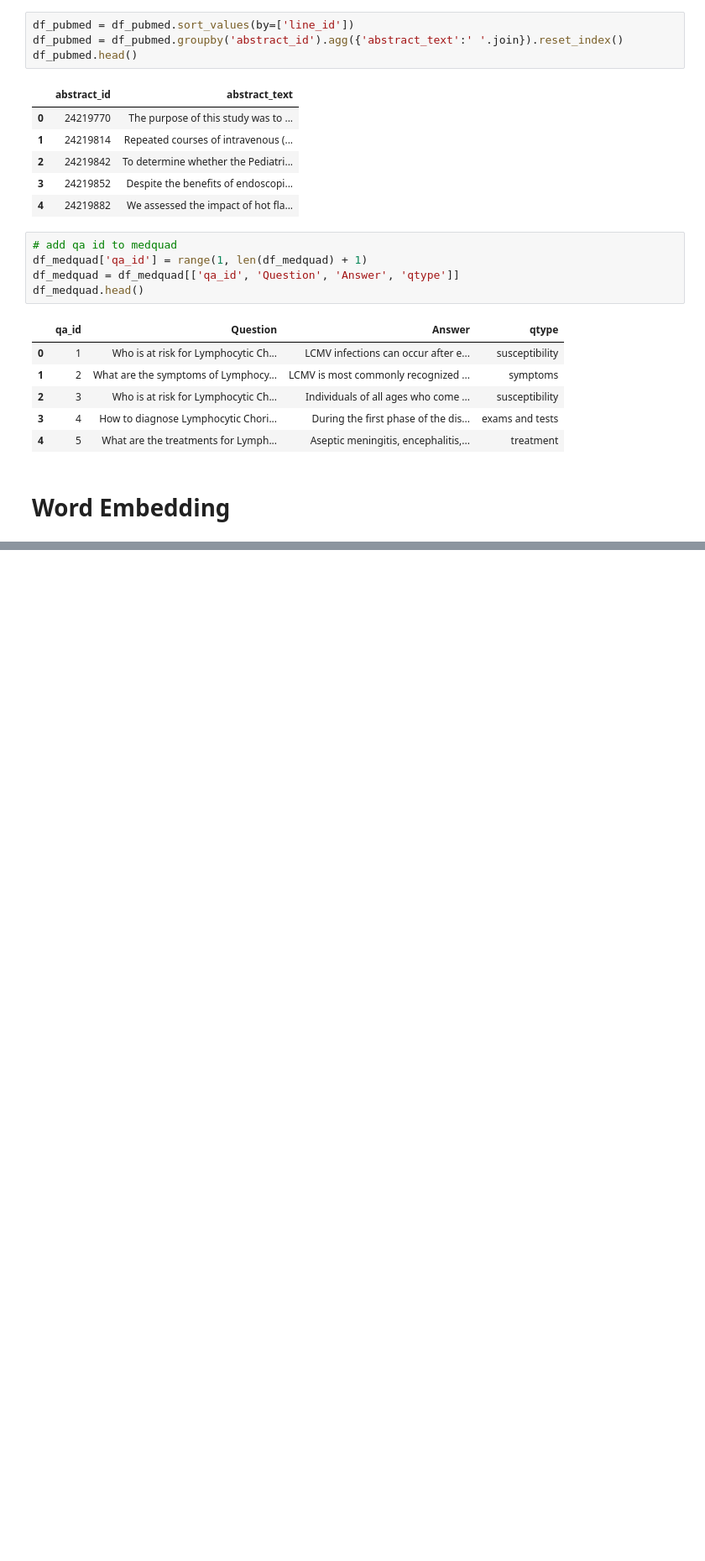
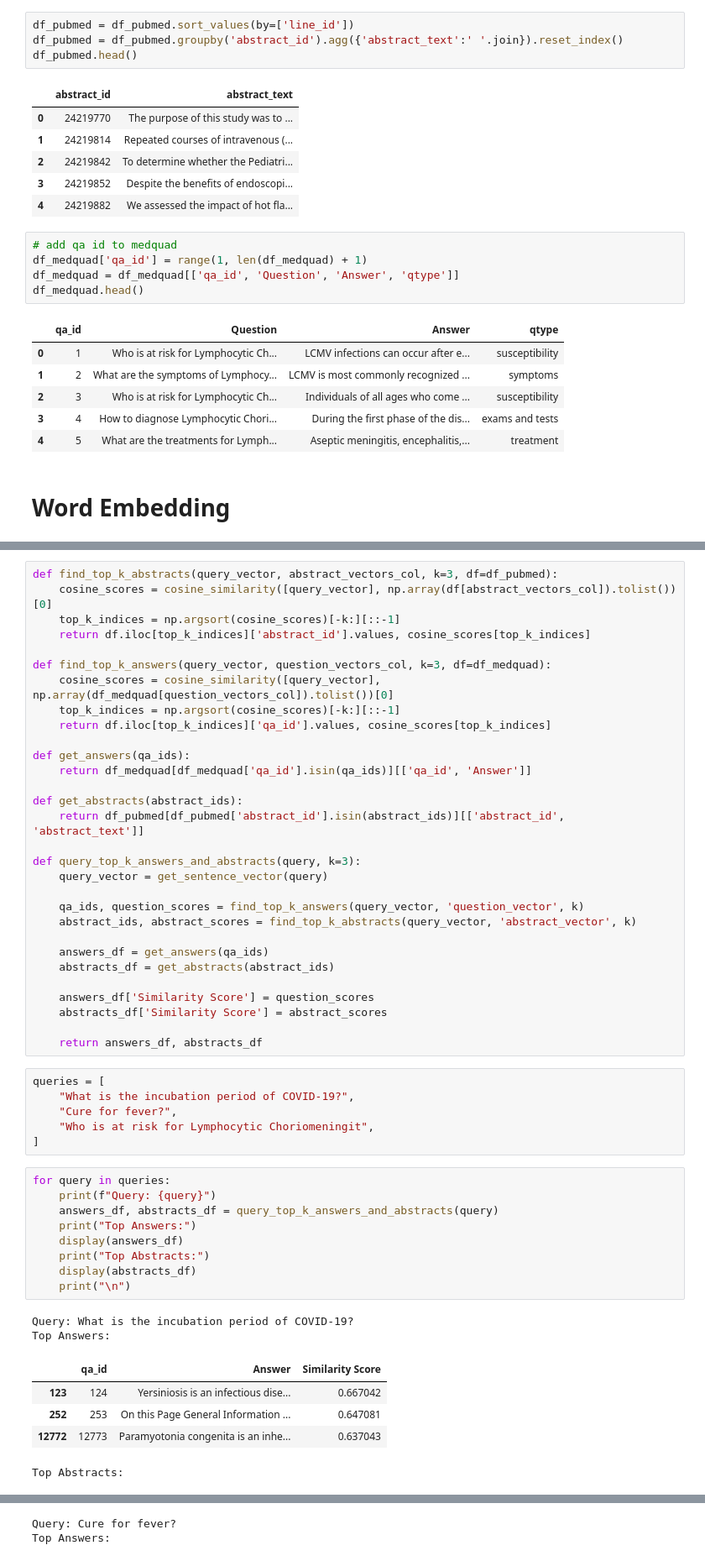
Before and after one commit to arelsulistyo/healthcare-chatbot-using-qa-with-word-embedding-ir, a Jupyter notebook: stbi.ipynb, the cells around one changed output, grey strips where cells are left out. Shown at 84% size. Cells and saved outputs as stored; diff of their text form; blank space fills up the shorter version.

```diff
--- a/stbi.ipynb
+++ b/stbi.ipynb
@@ -50,0 +121,53 @@ df_medquad.head()
+# %%
+def find_top_k_abstracts(query_vector, abstract_vectors_col, k=3, df=df_pubmed):
+    cosine_scores = cosine_similarity([query_vector], np.array(df[abstract_vectors_col]).tolist())[0]
+    top_k_indices = np.argsort(cosine_scores)[-k:][::-1]
+    return df.iloc[top_k_indices]['abstract_id'].values, cosine_scores[top_k_indices]
+
+def find_top_k_answers(query_vector, question_vectors_col, k=3, df=df_medquad):
+    cosine_scores = cosine_similarity([query_vector], np.array(df_medquad[question_vectors_col]).tolist())[0]
+    top_k_indices = np.argsort(cosine_scores)[-k:][::-1]
+    return df.iloc[top_k_indices]['qa_id'].values, cosine_scores[top_k_indices]
+
+def get_answers(qa_ids):
+    return df_medquad[df_medquad['qa_id'].isin(qa_ids)][['qa_id', 'Answer']]
+
+def get_abstracts(abstract_ids):
+    return df_pubmed[df_pubmed['abstract_id'].isin(abstract_ids)][['abstract_id', 'abstract_text']]
+
+def query_top_k_answers_and_abstracts(query, k=3):
+    query_vector = get_sentence_vector(query)
+
+    qa_ids, question_scores = find_top_k_answers(query_vector, 'question_vector', k)
+    abstract_ids, abstract_scores = find_top_k_abstracts(query_vector, 'abstract_vector', k)
+
+    answers_df = get_answers(qa_ids)
+    abstracts_df = get_abstracts(abstract_ids)
+
+    answers_df['Similarity Score'] = question_scores
+    abstracts_df['Similarity Score'] = abstract_scores
+
+    return answers_df, abstracts_df
+# %%
+queries = [
+    "What is the incubation period of COVID-19?",
+    "Cure for fever?",
+    "Who is at risk for Lymphocytic Choriomeningit",
+]
+# %%
+for query in queries:
+    print(f"Query: {query}")
+    answers_df, abstracts_df = query_top_k_answers_and_abstracts(query)
+    print("Top Answers:")
+    display(answers_df)
+    print("Top Abstracts:")
+    display(abstracts_df)
+    print("\n")
+# %% [output]
+Query: What is the incubation period of COVID-19?
+Top Answers:
+|  | qa_id | Answer | Similarity Score |
+| 123 | 124 | Yersiniosis is an infectious dise... | 0.667042 |
+| 252 | 253 | On this Page General Information ... | 0.647081 |
+| 12772 | 12773 | Paramyotonia congenita is an inhe... | 0.637043 |
+Top Abstracts:
@@ -50,0 +178,2 @@ df_medquad.head()
+Query: Cure for fever?
+Top Answers:
```
Also changed, not shown: parts of 10 cells of this notebook, 3 other files.
